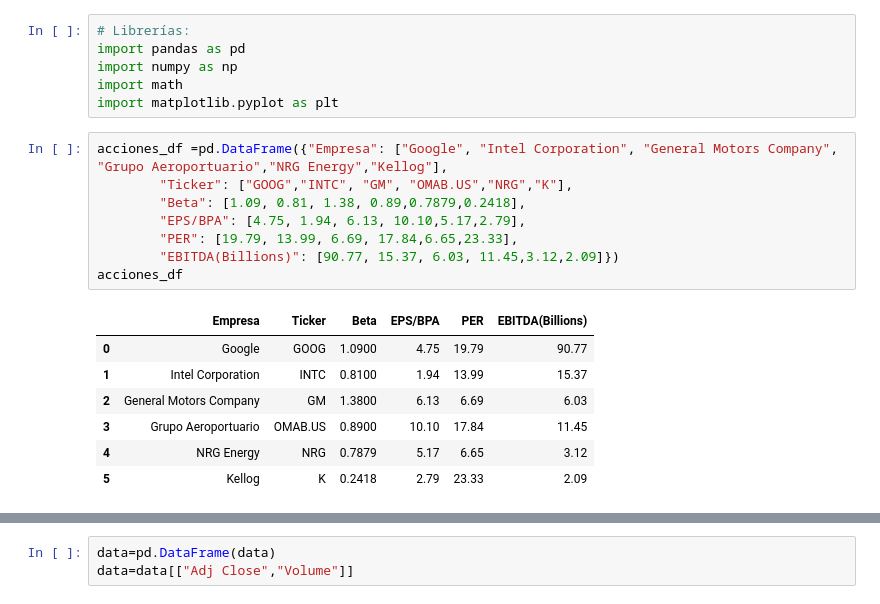
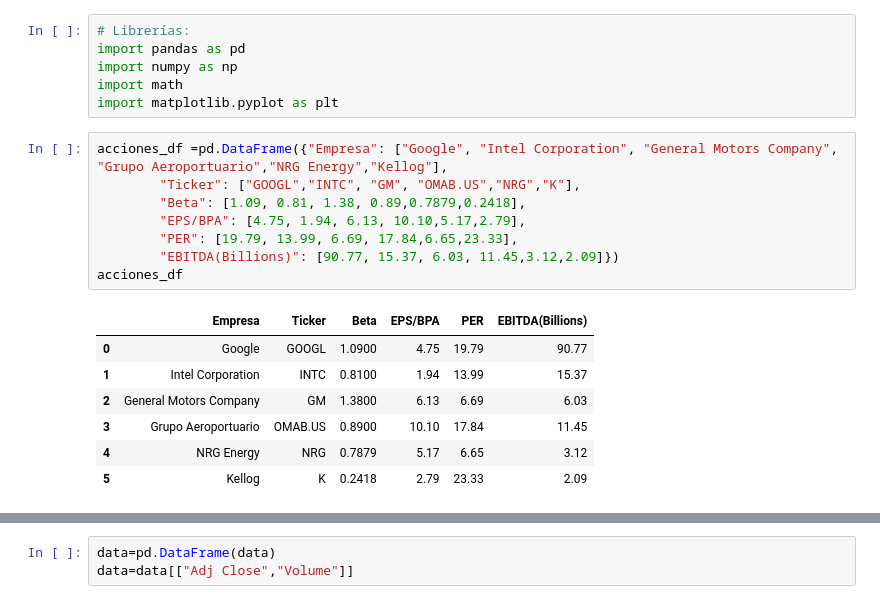
Before and after one commit to EmilianoMena/Portafolio_Admin_Riesgo, a Jupyter notebook: Proyecto_EM_LB_JH.ipynb, the cells around one changed output, grey strips where cells are left out. Drawn from its saved outputs; the diff is of its cells as text.

Commit message:
Cambio GOOGL

```diff
--- a/Proyecto_EM_LB_JH.ipynb
+++ b/Proyecto_EM_LB_JH.ipynb
@@ -126,15 +126,15 @@ import math
 import matplotlib.pyplot as plt
 # %%
 acciones_df =pd.DataFrame({"Empresa": ["Google", "Intel Corporation", "General Motors Company", "Grupo Aeroportuario","NRG Energy","Kellog"],
-        "Ticker": ["GOOG","INTC", "GM", "OMAB.US","NRG","K"],
+        "Ticker": ["GOOGL","INTC", "GM", "OMAB.US","NRG","K"],
         "Beta": [1.09, 0.81, 1.38, 0.89,0.7879,0.2418],
         "EPS/BPA": [4.75, 1.94, 6.13, 10.10,5.17,2.79],
         "PER": [19.79, 13.99, 6.69, 17.84,6.65,23.33],
         "EBITDA(Billions)": [90.77, 15.37, 6.03, 11.45,3.12,2.09]})
 acciones_df
 # %% [output]
 |  | Empresa | Ticker | Beta | EPS/BPA | PER | EBITDA(Billions) |
-| 0 | Google | GOOG | 1.0900 | 4.75 | 19.79 | 90.77 |
+| 0 | Google | GOOGL | 1.0900 | 4.75 | 19.79 | 90.77 |
 | 1 | Intel Corporation | INTC | 0.8100 | 1.94 | 13.99 | 15.37 |
 | 2 | General Motors Company | GM | 1.3800 | 6.13 | 6.69 | 6.03 |
 | 3 | Grupo Aeroportuario | OMAB.US | 0.8900 | 10.10 | 17.84 | 11.45 |
```
Also changed, not shown: parts of 15 cells of this notebook.
